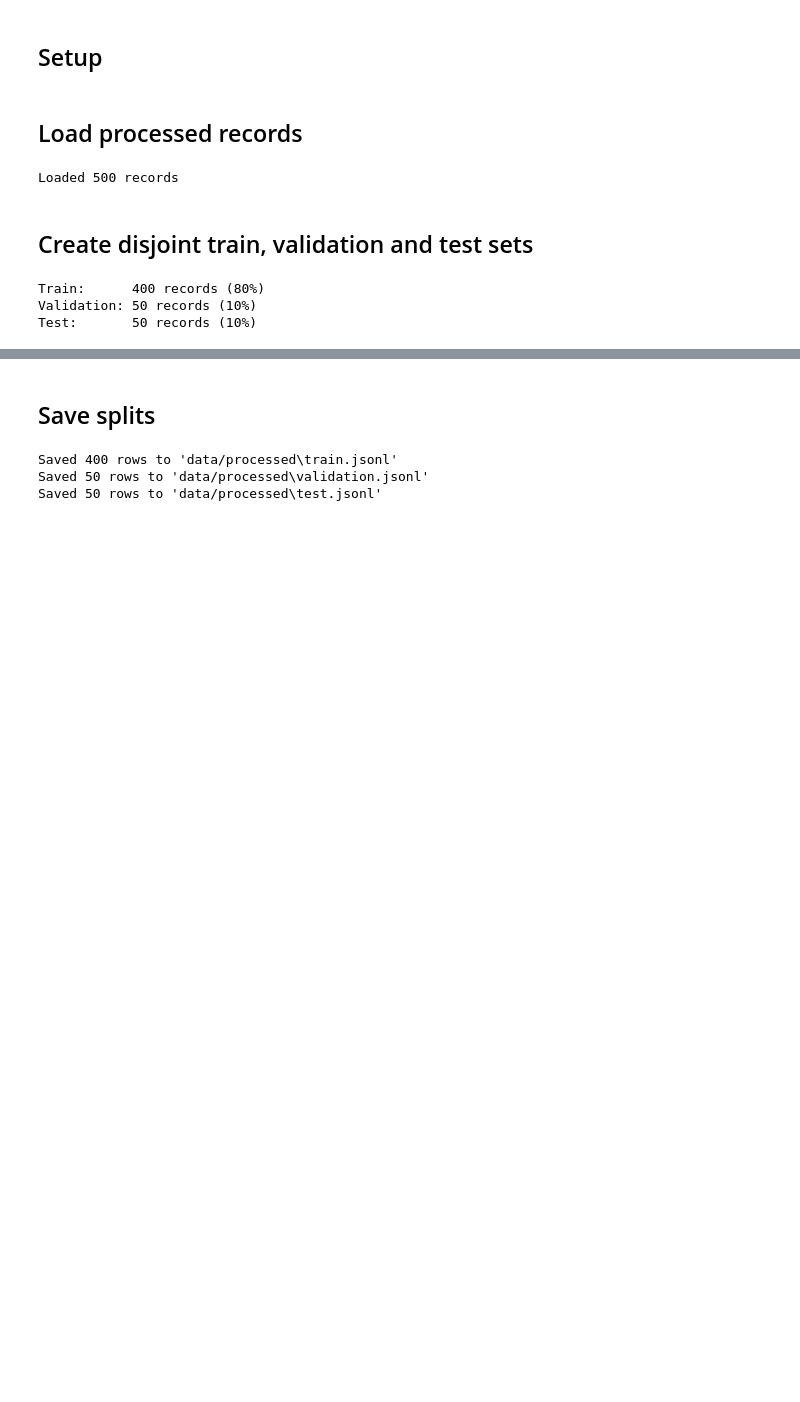
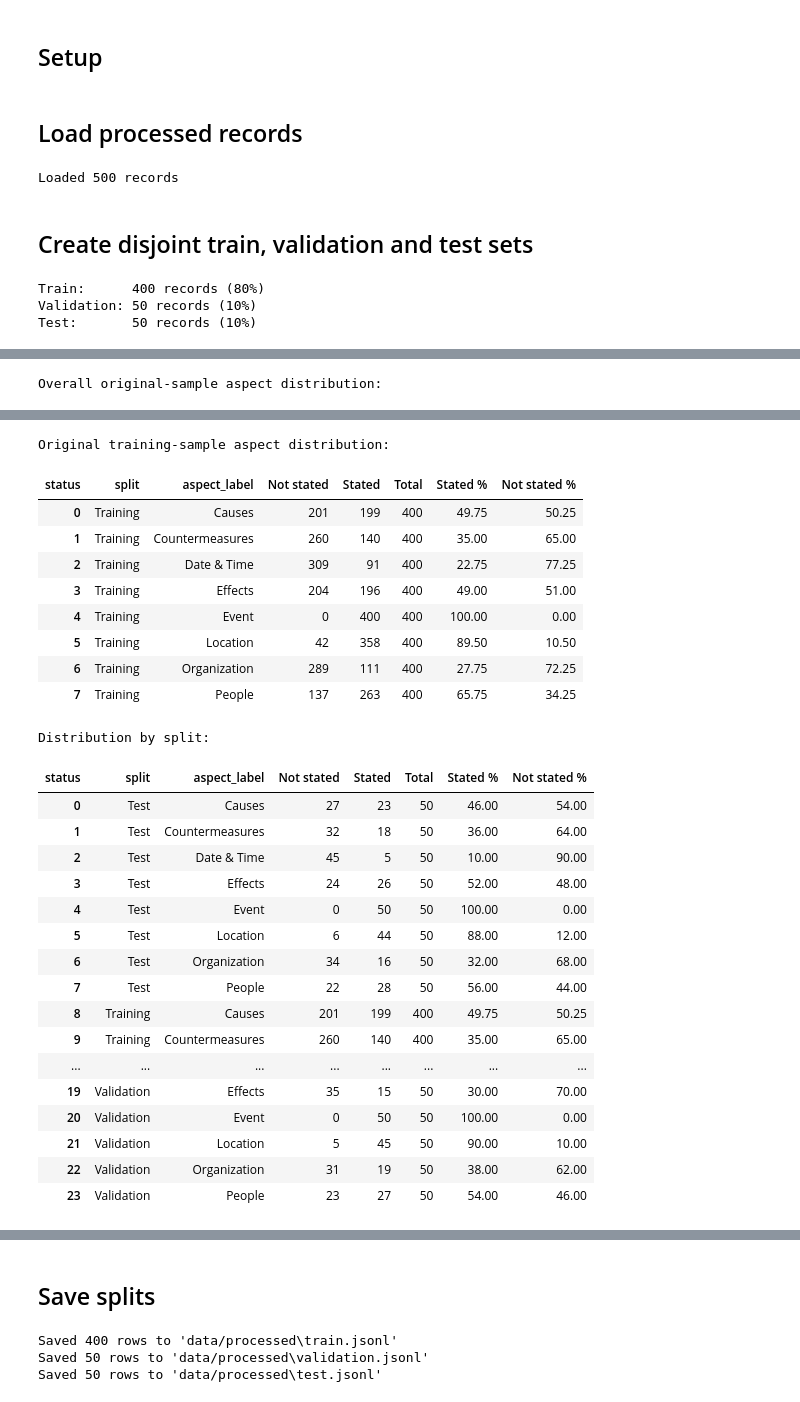
Before and after one commit to ZcePing404/news_simplification_assistant, a Jupyter notebook: split_data.ipynb, the cells around one changed output, grey strips where cells are left out. Drawn from its saved outputs; the diff is of its cells as text; code cells hidden in the pictures; blank space fills up the shorter version.

```diff
--- a/split_data.ipynb
+++ b/split_data.ipynb
@@ -83,0 +217,49 @@ Test:       50 records (10%)
+# %%
+def summarize_aspect_status(status_df: pd.DataFrame, group_columns: list) -> pd.DataFrame:
+    summary = (
+        status_df
+        .groupby(group_columns + ["status"])
+        .size()
+        .unstack(fill_value=0)
+        .reset_index()
+    )
+
+    if "Stated" not in summary.columns:
+        summary["Stated"] = 0
+    if "Not stated" not in summary.columns:
+        summary["Not stated"] = 0
+
+    summary["Total"] = summary["Stated"] + summary["Not stated"]
+    summary["Stated %"] = summary["Stated"] / summary["Total"] * 100
+    summary["Not stated %"] = summary["Not stated"] / summary["Total"] * 100
+
+    return summary
+
+overall_aspect_summary_df = summarize_aspect_status(
+    sample_aspect_status_df,
+    ["aspect_label"],
+)
+
+split_aspect_summary_df = summarize_aspect_status(
+    sample_aspect_status_df,
+    ["split", "aspect_label"],
+)
+
+training_aspect_summary_df = (
+    split_aspect_summary_df[
+        split_aspect_summary_df["split"] == "Training"
+    ]
+    .copy()
+    .reset_index(drop=True)
+)
+
+print("Overall original-sample aspect distribution:")
+display(overall_aspect_summary_df)
+
+print("Original training-sample aspect distribution:")
+display(training_aspect_summary_df)
+
+print("Distribution by split:")
+display(split_aspect_summary_df)
+# %% [output]
+Overall original-sample aspect distribution:
@@ -83,0 +275,28 @@ Test:       50 records (10%)
+Original training-sample aspect distribution:
+| status | split | aspect_label | Not stated | Stated | Total | Stated % | Not stated % |
+| 0 | Training | Causes | 201 | 199 | 400 | 49.75 | 50.25 |
+| 1 | Training | Countermeasures | 260 | 140 | 400 | 35.00 | 65.00 |
+| 2 | Training | Date & Time | 309 | 91 | 400 | 22.75 | 77.25 |
+| 3 | Training | Effects | 204 | 196 | 400 | 49.00 | 51.00 |
+| 4 | Training | Event | 0 | 400 | 400 | 100.00 | 0.00 |
+| 5 | Training | Location | 42 | 358 | 400 | 89.50 | 10.50 |
+| 6 | Training | Organization | 289 | 111 | 400 | 27.75 | 72.25 |
+| 7 | Training | People | 137 | 263 | 400 | 65.75 | 34.25 |
+Distribution by split:
+| status | split | aspect_label | Not stated | Stated | Total | Stated % | Not stated % |
+| 0 | Test | Causes | 27 | 23 | 50 | 46.00 | 54.00 |
+| 1 | Test | Countermeasures | 32 | 18 | 50 | 36.00 | 64.00 |
+| 2 | Test | Date & Time | 45 | 5 | 50 | 10.00 | 90.00 |
+| 3 | Test | Effects | 24 | 26 | 50 | 52.00 | 48.00 |
+| 4 | Test | Event | 0 | 50 | 50 | 100.00 | 0.00 |
+| 5 | Test | Location | 6 | 44 | 50 | 88.00 | 12.00 |
+| 6 | Test | Organization | 34 | 16 | 50 | 32.00 | 68.00 |
+| 7 | Test | People | 22 | 28 | 50 | 56.00 | 44.00 |
+| 8 | Training | Causes | 201 | 199 | 400 | 49.75 | 50.25 |
+| 9 | Training | Countermeasures | 260 | 140 | 400 | 35.00 | 65.00 |
+| ... | ... | ... | ... | ... | ... | ... | ... |
+| 19 | Validation | Effects | 35 | 15 | 50 | 30.00 | 70.00 |
+| 20 | Validation | Event | 0 | 50 | 50 | 100.00 | 0.00 |
+| 21 | Validation | Location | 5 | 45 | 50 | 90.00 | 10.00 |
+| 22 | Validation | Organization | 31 | 19 | 50 | 38.00 | 62.00 |
+| 23 | Validation | People | 23 | 27 | 50 | 54.00 | 46.00 |
```
Also changed, not shown: parts of 6 cells of this notebook, 14 other files.
